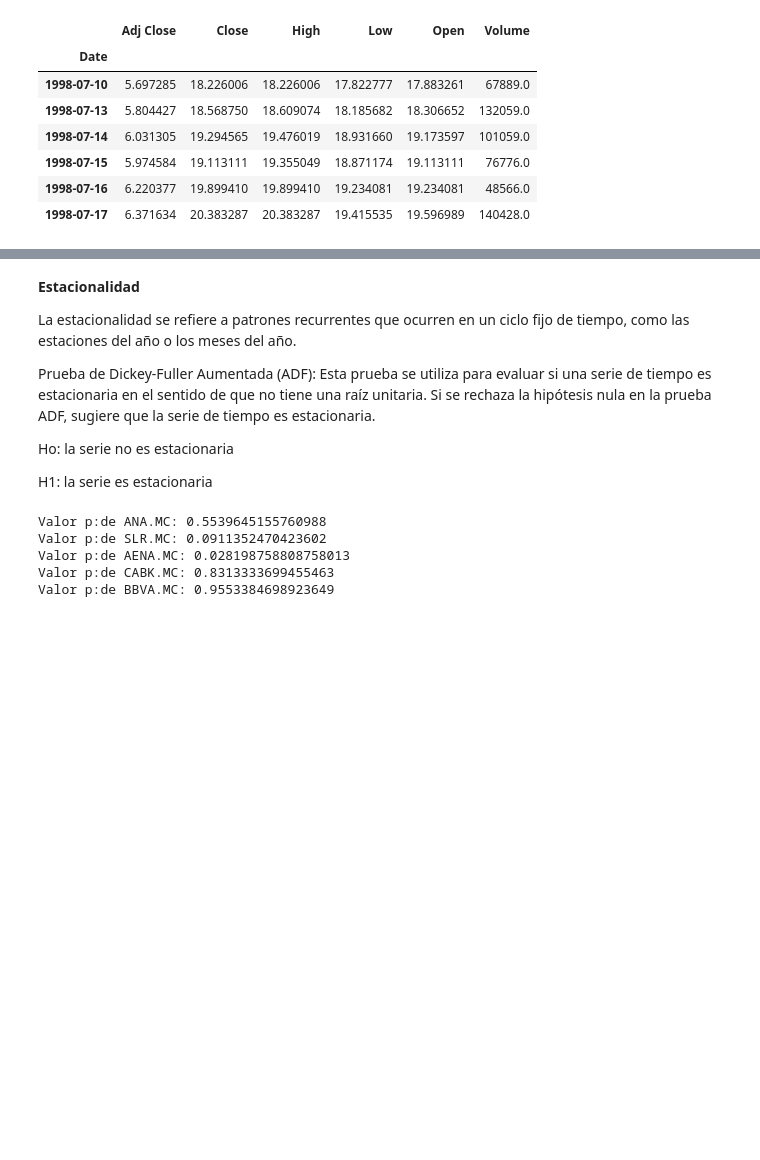
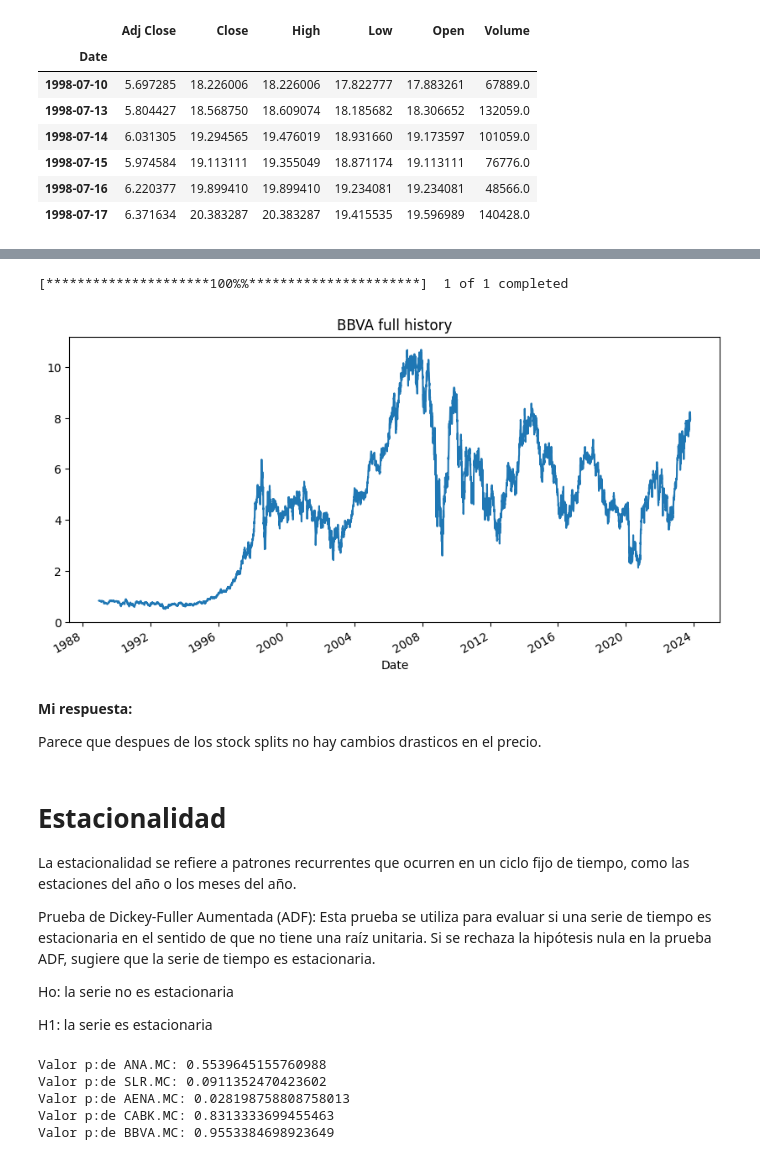
Before and after one commit to venidaydream/Intro_to_Big_Data, a Jupyter notebook: big_data_3_entrega_IBEX35.ipynb, the cells around one changed output, grey strips where cells are left out. Saved outputs shown, nothing was run; the diff lists cells and outputs as text; code cells hidden in the pictures; blank space fills up the shorter version.

```diff
--- a/big_data_3_entrega_IBEX35.ipynb
+++ b/big_data_3_entrega_IBEX35.ipynb
@@ -377,5 +407,19 @@ datos_seleccionados.xs('BBVA', level=1, axis=1)
+# %%
+symbol_bbva = ['BBVA']
+stocks_bbva = yf.download(symbol_bbva)
+stocks_adj_bbva = stocks_bbva['Adj Close']
+stocks_adj_bbva.plot(figsize=(10,5))
+plt.title('BBVA full history')
+plt.show()
+# %% [output]
+[*********************100%%**********************]  1 of 1 completed
+[figure, added]
+# %% [markdown]
+**Mi respuesta:**
+
+Parece que despues de los stock splits no hay cambios drasticos en el precio.
 # %% [markdown]
-**Estacionalidad**
+# **Estacionalidad**
 
 La estacionalidad se refiere a patrones recurrentes que ocurren en un ciclo fijo de tiempo, como las estaciones del año o los meses del año.
 
```
Also changed, not shown: parts of 16 cells of this notebook.
